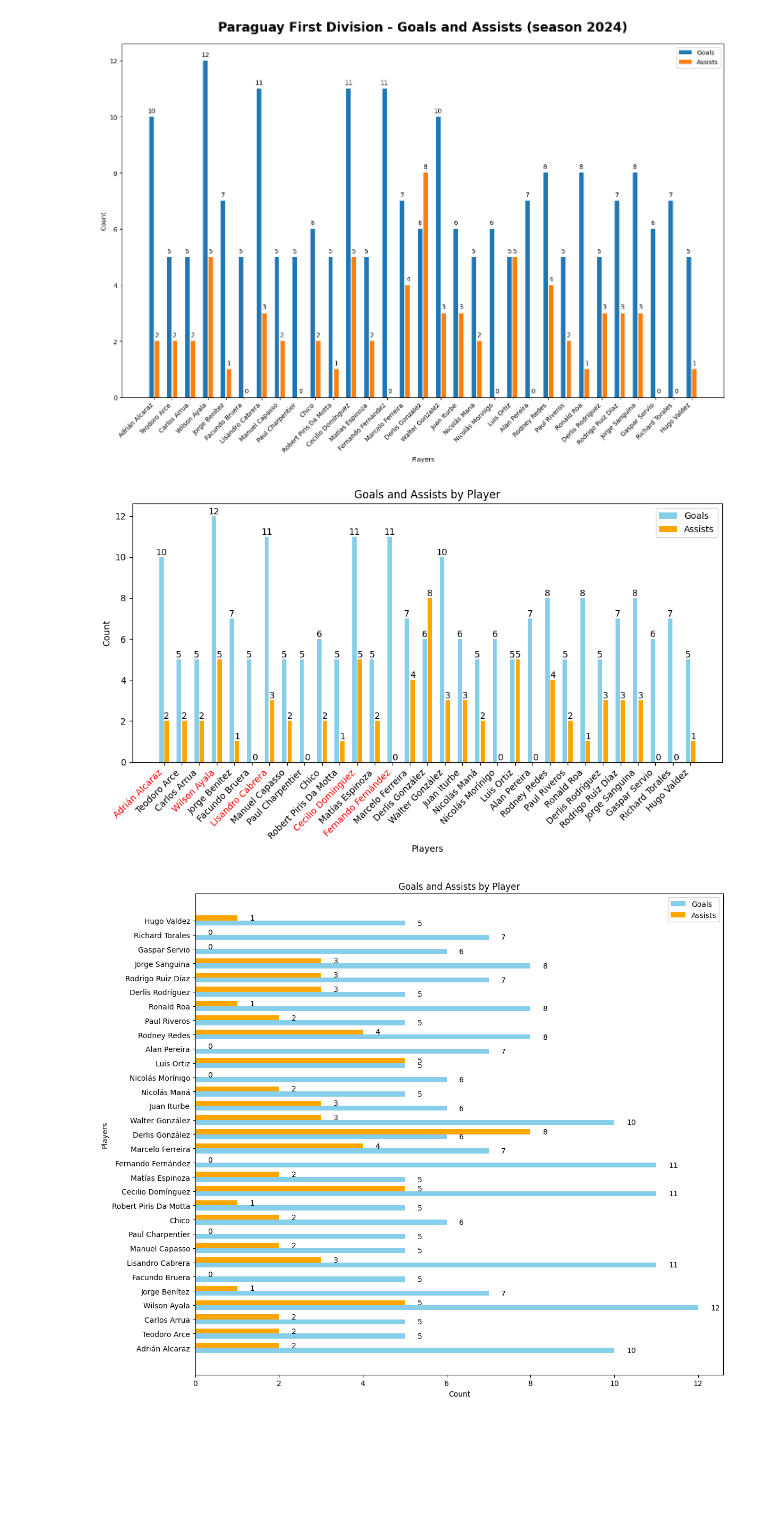
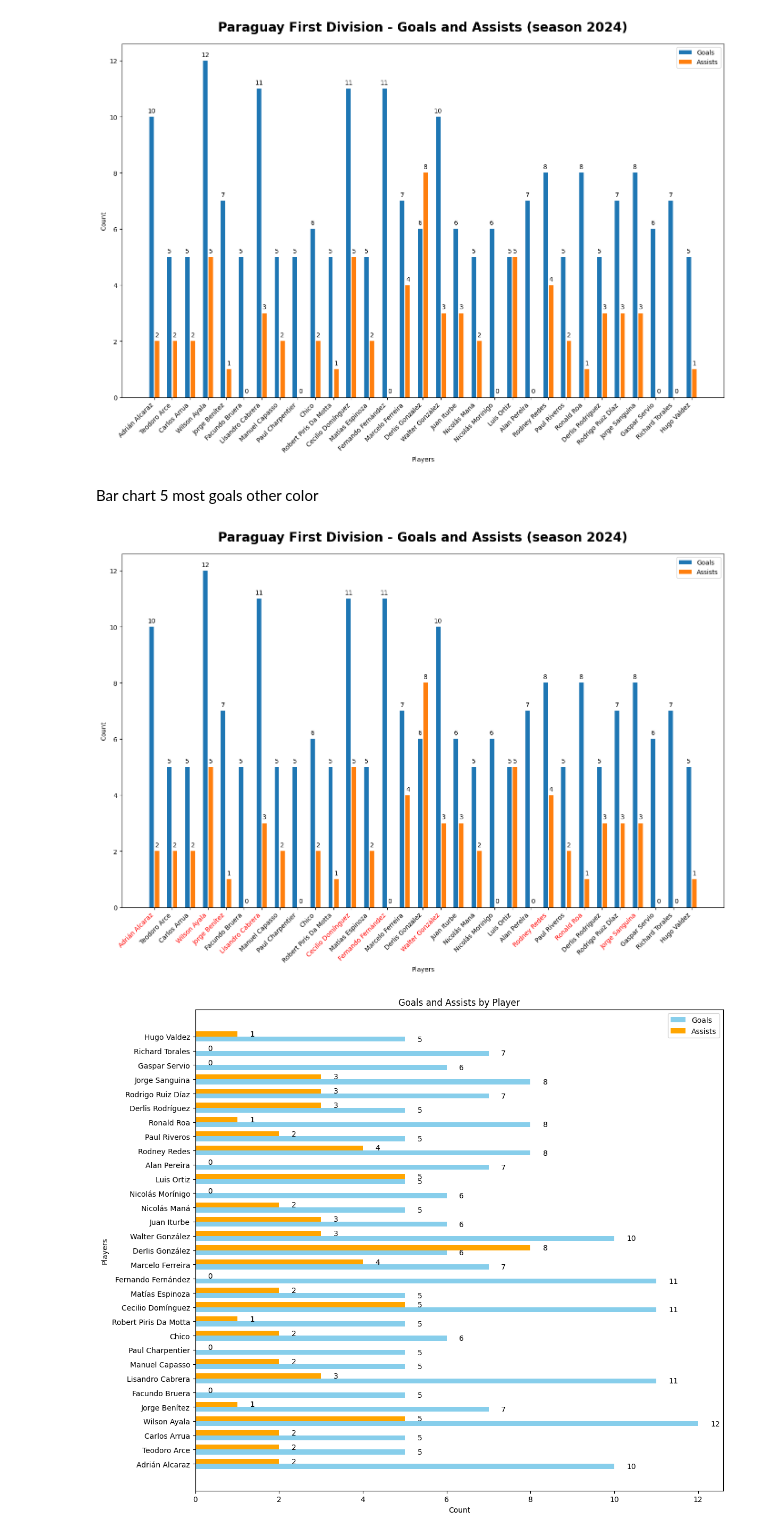
Before and after one commit to axelbol/football-analysis, a Jupyter notebook: twitter_content.ipynb, the cells around one changed output. Cells and saved outputs as stored; diff of their text form; code cells hidden in the pictures; blank space fills up the shorter version.

Commit message:
top 10 goals

```diff
--- a/twitter_content.ipynb
+++ b/twitter_content.ipynb
@@ -269,8 +269,7 @@ ax.legend()
 def add_labels(bars):
     for bar in bars:
         height = bar.get_height() + 0.1
-        ax.text(bar.get_x() + bar.get_width()/2, height, f'{int(height)}',
-                ha='center', va='bottom')
+        ax.text(bar.get_x() + bar.get_width()/2, height, f'{int(height)}', ha='center', va='bottom')
 
 add_labels(bars1)
 add_labels(bars2)
@@ -285,52 +284,57 @@ plt.savefig('/home/axel/Code/images/image.png', dpi=fig.dpi, bbox_inches='tight'
 plt.show()
 # %% [output]
 [figure]
+# %% [markdown]
+Bar chart 5 most goals other color
 # %%
 # Get top 5 players by goals
-top5_players = df_filter_goals.nlargest(5, 'goals')['player'].tolist()
+top5_players = df_filter_goals.nlargest(10, 'goals')['player'].tolist()
 
 # Bar chart parameters
 x = np.arange(len(df_filter_goals['player']))  # X-axis positions
 width = 0.25  # Bar width
 
 # Create the bar chart
-fig, ax = plt.subplots(figsize=(10, 6))
+fig, ax = plt.subplots(figsize=(14, 10))
+
 offset = 0.03
-bars1 = ax.bar(x - (width/2 + offset), df_filter_goals['goals'], width, label='Goals', color='skyblue')
-bars2 = ax.bar(x + (width/2 + offset), df_filter_goals['ast'], width, label='Assists', color='orange')
+bars1 = ax.bar(x - (width/2 + offset), df_filter_goals['goals'], width, label='Goals', color='#1f77b4')
+bars2 = ax.bar(x + (width/2 + offset), df_filter_goals['ast'], width, label='Assists', color='#ff7f0e')
 
 # Add labels, title, and legend
 ax.set_xlabel('Players')
 ax.set_ylabel('Count')
-ax.set_title('Goals and Assists by Player')
+ax.set_title("Paraguay First Division - Goals and Assists (season 2024)", color='black', fontsize=20, pad=20, fontweight='bold')
 ax.set_xticks(x)
 
 # Set player names with different colors
 player_names = df_filter_goals['player']
 tick_labels = ax.set_xticklabels(player_names, rotation=45, ha='right')
 
-# Change color of top 5 players' names to red
+# Change color of top 5 players' with most goals
 for tick in tick_labels:
     if tick.get_text() in top5_players:
         tick.set_color('red')
 
 ax.legend()
 
 # Display values on top of bars
 def add_labels(bars):
     for bar in bars:
-        height = bar.get_height()
-        ax.text(bar.get_x() + bar.get_width()/2, height, f'{int(height)}',
-                ha='center', va='bottom')
+        height = bar.get_height() + 0.1
+        ax.text(bar.get_x() + bar.get_width()/2, height, f'{int(height)}', ha='center', va='bottom')
 
 add_labels(bars1)
 add_labels(bars2)
 
 # Show the chart
 plt.tight_layout()
+
+# CHANGE THIS TO YOUR PATH
+plt.savefig('/home/axel/Code/images/image.png', dpi=fig.dpi, bbox_inches='tight', pad_inches=0.35)
 plt.show()
 # %% [output]
-[figure, old version]
+[figure, new version]
 # %%
 # Bar chart parameters
 y = np.arange(len(df_filter_goals['player']))  # Y-axis positions
```
